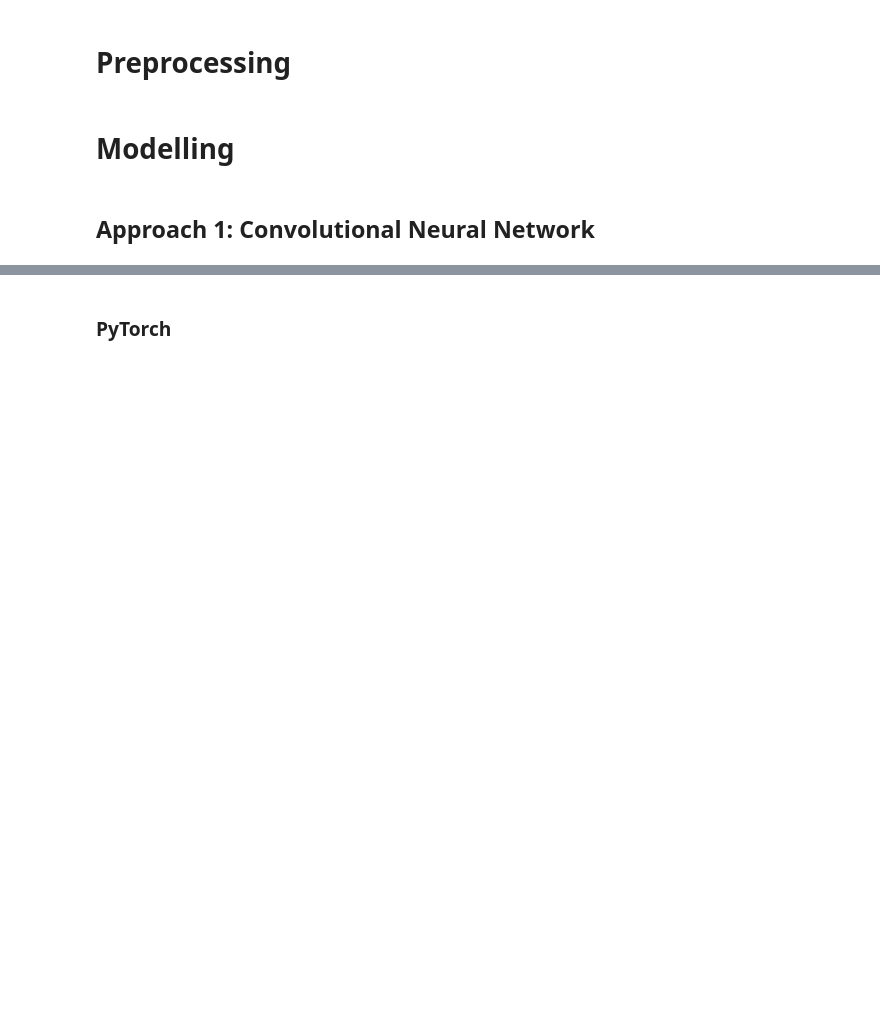
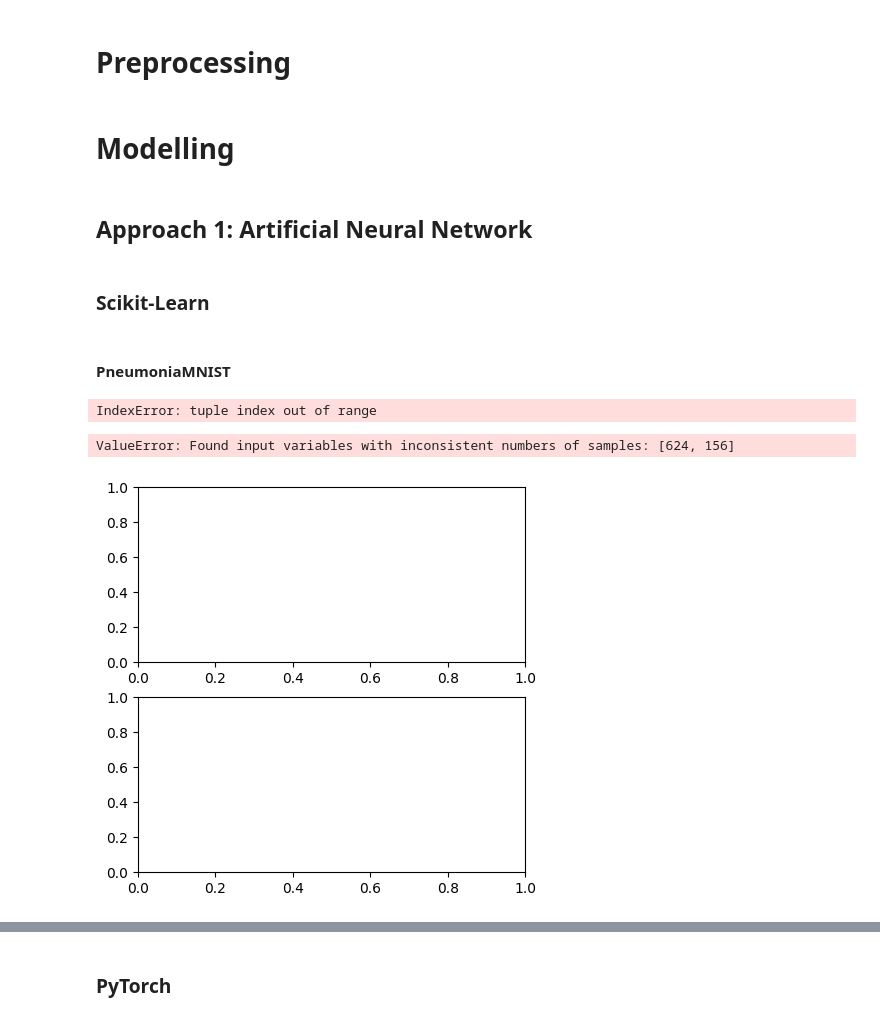
Before and after one commit to lstk44/Homomorphic-Encryption, a Jupyter notebook: UCImageClassification/ImageClassification.ipynb, the cells around one changed output, grey strips where cells are left out. Cells and saved outputs as stored; diff of their text form; code cells hidden in the pictures; blank space fills up the shorter version.

```diff
--- a/UCImageClassification/ImageClassification.ipynb
+++ b/UCImageClassification/ImageClassification.ipynb
@@ -253,4 +275,17 @@ xtest_gray = xtest_gray / 255
+# %%
+# normalize grayscale images for generic CNN
+
+# PneumoniaMNIST
+xtrain_pneumonia, xval_pneumonia, xtest_pneumonia = xtrain_pneumonia/255, xval_pneumonia/255, xtest_pneumonia/255
+
+# BreastMNIST
+xtrain_breast, xval_breast, xtest_breast = xtrain_breast/255, xval_breast/255, xtest_breast/255
+
+# OrganCMNIST
+xtrain_organ, xval_organ, xtest_organ = xtrain_organ/255, xval_organ/255, xtest_organ/255
 # %% [markdown]
 # Modelling
 # %% [markdown]
-## Approach 1: Convolutional Neural Network
+## Approach 1: Artificial Neural Network
+# %% [markdown]
+### Scikit-Learn
@@ -256,0 +351,28 @@ xtest_gray = xtest_gray / 255
+# %% [markdown]
+#### PneumoniaMNIST
+# %%
+# initialize model
+sklearn_ann = SklearnANN()
+
+# train model
+sklearn_ann.train(
+    x_train=xtrain_pneumonia,
+    y_train=ytrain_pneumonia,
+    x_val=xval_pneumonia,
+    y_val=yval_pneumonia,
+    epochs=100,
+    learning_rate=0.0001,
+    weight_decay=0.0001,
+    neuron_factor=0.25,
+    plot=True
+    )
+
+# evaluate model
+ypred_ann_sklearn = sklearn_ann.evaluate(xtest_pneumonia)
+# %% [output]
+IndexError: tuple index out of range
+# %%
+plot_classification_metrics(y_true=ytest_pneumonia, y_pred=ypred_ann_sklearn, plot_title='Sklearn ANN')
+# %% [output]
+ValueError: Found input variables with inconsistent numbers of samples: [624, 156]
+[figure, added]
```
Also changed, not shown: parts of 34 cells of this notebook.
